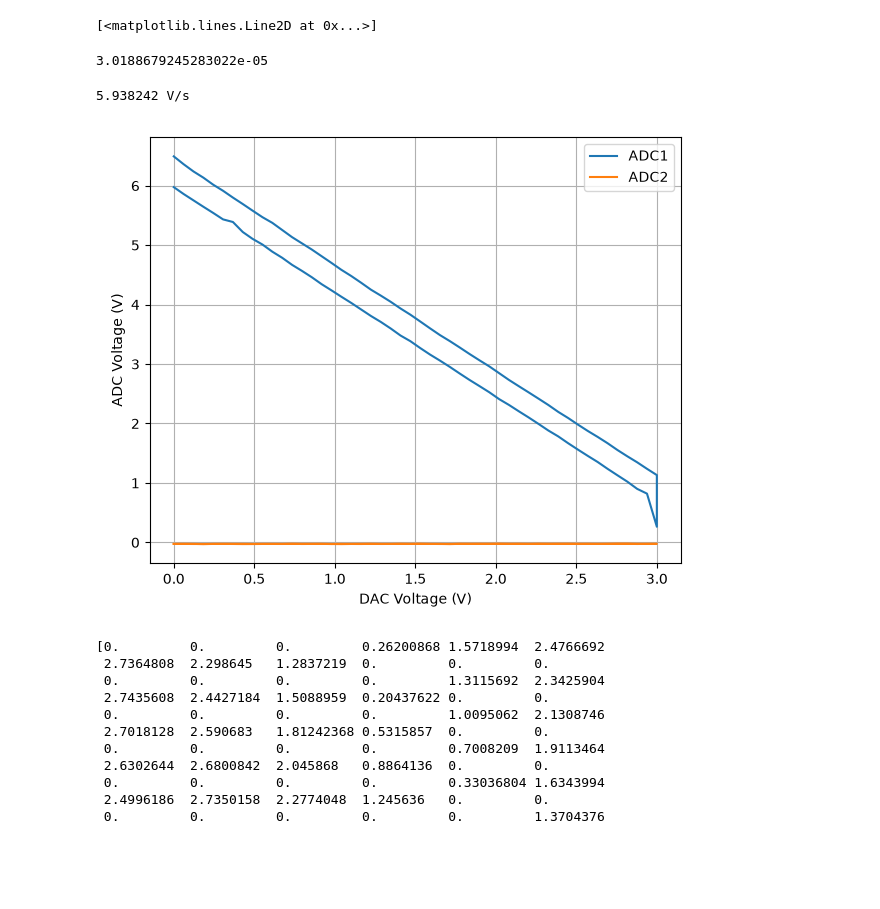
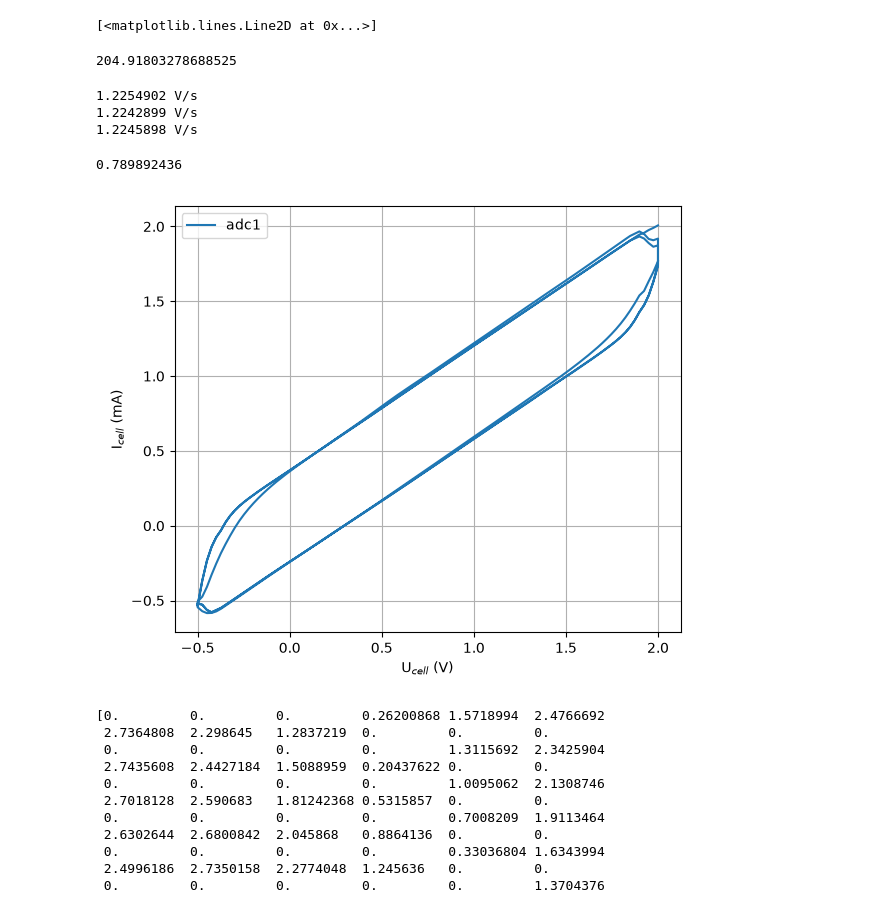
Before and after one commit to NB-TUDelft/Electronic_Instrumentation, a Jupyter notebook: book/manuals/week8/8.1_Voltametry_testing.ipynb, the cells around one changed output. Cells and saved outputs as stored; diff of their text form; code cells hidden in the pictures; blank space fills up the shorter version.

```diff
--- a/book/manuals/week8/8.1_Voltametry_testing.ipynb
+++ b/book/manuals/week8/8.1_Voltametry_testing.ipynb
@@ -315,7 +334,7 @@ def do_ramp(N):
     for v in range(N):
         dac_a.write(v/N*2.5)
       #  dac_b.write(-v/N/5*3+2.048)
-        utime.sleep(0.004)
+        utime.sleep(0.01)
         sum=[0,0,0]
         for i in range(n):
             sum[0]+=adc_0.read_u16()
@@ -324,11 +343,12 @@ def do_ramp(N):
         vals_0.append(sum[0]/n/65535*3)
         vals_1.append(sum[1]/n/65535*3)
         vals_2.append(sum[2]/n/65535*3)
-        utime.sleep(0.004)
+        utime.sleep(0.01)
+
     for v in range(N):
-            dac_a.write(2.7-v/N*2.5)
+            dac_a.write(2.5-v/N*2.5)
           #  dac_b.write((-1+v/N)*3/5+2.048)
-            utime.sleep(0.004)
+            utime.sleep(0.01)
             sum=[0,0,0]
             for i in range(n):
                 sum[0]+=adc_0.read_u16()
@@ -337,7 +357,7 @@ def do_ramp(N):
             vals_0.append(sum[0]/n/65535*3)
             vals_1.append(sum[1]/n/65535*3)
             vals_2.append(sum[2]/n/65535*3)
-            utime.sleep(0.004)
+            utime.sleep(0.01)
     elapsed = utime.ticks_diff(utime.ticks_ms(), start)
     print(5/elapsed*1000,"V/s")
     dac_a.write(0)
@@ -350,37 +370,49 @@ def set_voltage(voltage):
 def measure_voltage():
     return adc_0.read_u16(), adc_1.read_u16()
 # %%
-0.4/2500/5.3
+0.5/2/1.22*1000
 # %% [output]
-3.0188679245283022e-05
+204.91803278688525
 # %%
 setup()
 set_voltage(0)
 # %%
 setup()
-
-meas=do_ramp(50)
+meas=do_ramp(100)[1]
+x_vals=np.linspace(0,2.5,len(meas)//2)
+x_vals=np.append(x_vals,x_vals[::-1])
+x_tot=x_vals.copy()
+for i in range(2):
+    meas+=do_ramp(100)[1]
+    x_tot=np.append(x_tot,x_vals)
 # meas=sine_wave()
 # %% [output]
-5.938242 V/s
+1.2254902 V/s
+1.2242899 V/s
+1.2245898 V/s
+# %%
+print(meas[400])
+# %% [output]
+0.789892436
 # %%
+from scipy.signal import wiener
 meas=np.array(meas)
+meas=wiener(meas, mysize=9)
 plt.figure(figsize=(6,5))
-x_vals=np.linspace(0,3,len(meas[0])//2)
-x_vals=np.append(x_vals,x_vals[::-1])
-#plt.plot(x_vals,meas[0]/65535*3,label="ADC0")
-plt.plot(x_vals,meas[1]*10,label="ADC1")
-plt.plot(x_vals,meas[2]*-1, label="ADC2")
+
+#plt.plot(x_vals,meas[0]/65535*3,label="<font color="#ea9943">**ADC0**</font>")
+plt.plot(2-x_tot,(meas*10-2)/2.5e3*1000,label="adc1")
+#plt.plot(x_vals,meas[2]*-1, label="<font color="#ea9943">**<font color="#ea9943">**ADC2**</font>**</font>")
 #plt.plot(x_vals,meas[1]*-10-meas[2],label="total")
 plt.grid()
 
-plt.xlabel("DAC Voltage (V)")
-plt.ylabel("ADC Voltage (V)")
+plt.xlabel("U$_{cell}$ (V)")
+plt.ylabel("I$_{cell}$ (mA)")
 plt.legend()
 plt.tight_layout()
 plt.show()
 # %% [output]
-[figure, old version]
+[figure, new version]
 # %%
 setup()
 @pico.task
```
Also changed, not shown: parts of 12 cells of this notebook, 2 other files.
